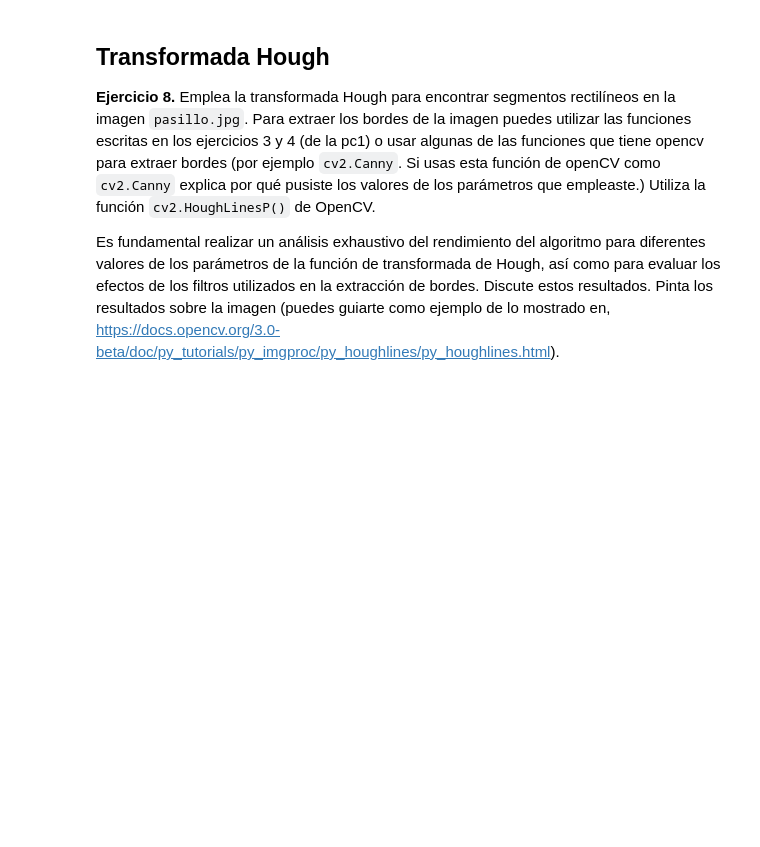
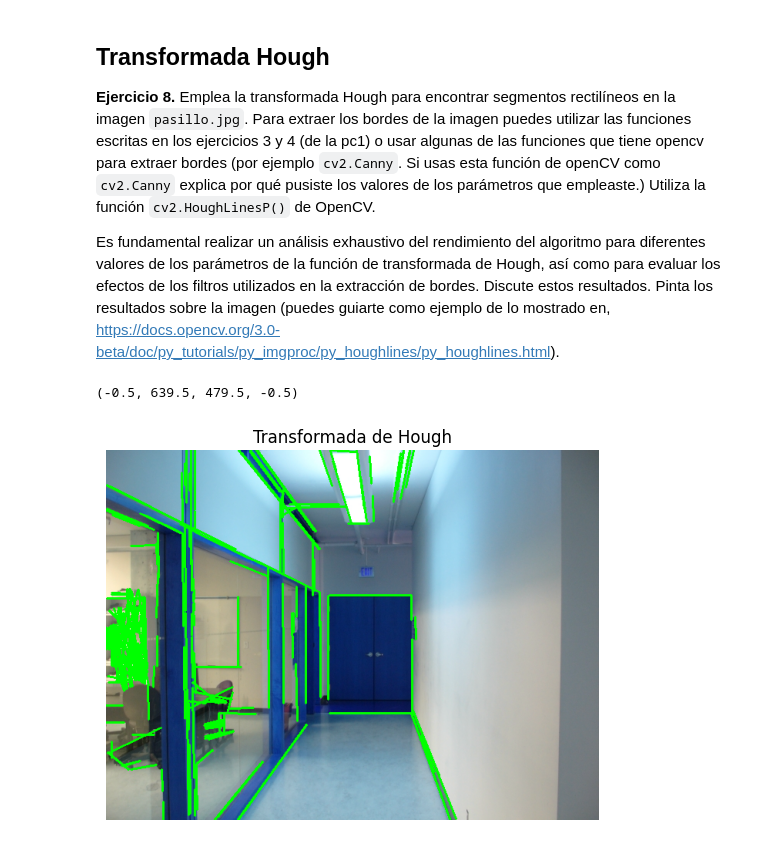
Before and after one commit to luber2000/ia-pc2, a Jupyter notebook: pc22023iiv1_3.ipynb, the cells around one changed output. Cells and saved outputs as stored; diff of their text form; code cells hidden in the pictures; blank space fills up the shorter version.

```diff
--- a/pc22023iiv1_3.ipynb
+++ b/pc22023iiv1_3.ipynb
@@ -185,3 +185,29 @@ Comentarios: Cuando ambos sigma son pequeños, las variaciones no son notables.
 **Ejercicio 8.** Emplea la transformada Hough para encontrar segmentos rectilíneos en la imagen ``pasillo.jpg``. Para extraer los bordes de la imagen puedes utilizar las funciones escritas en los ejercicios 3 y 4 (de la pc1) o usar algunas de las funciones que tiene opencv para extraer bordes (por ejemplo ``cv2.Canny``. Si usas esta función de openCV como ``cv2.Canny`` explica por qué pusiste los  valores de los parámetros que empleaste.) Utiliza la función ``cv2.HoughLinesP()`` de OpenCV.
 
 Es fundamental realizar un análisis exhaustivo del rendimiento del algoritmo para diferentes valores de los parámetros de la función de transformada de Hough, así como para evaluar los efectos de los filtros utilizados en la extracción de bordes. Discute estos resultados. Pinta los resultados sobre la imagen (puedes guiarte como ejemplo de lo mostrado en, https://docs.opencv.org/3.0-beta/doc/py_tutorials/py_imgproc/py_houghlines/py_houghlines.html).
+# %%
+import cv2
+import numpy as np
+import matplotlib.pyplot as plt
+
+# Leer la imagen
+img = cv2.imread('imagenes/pasillo.jpg')
+gray = cv2.cvtColor(img, cv2.COLOR_BGR2GRAY)
+
+# Detección de bordes usando Canny
+edges = cv2.Canny(gray, 100, 200, apertureSize=3)
+
+# Transformada de Hough
+lines = cv2.HoughLinesP(edges, 1, np.pi / 180, threshold=10, minLineLength=20, maxLineGap=10)
+
+# Dibujar líneas en la imagen original
+for line in lines:
+    x1, y1, x2, y2 = line[0]
+    cv2.line(img, (x1, y1), (x2, y2), (0, 255, 0), 2)
+
+plt.title('Transformada de Hough')
+plt.imshow(img)
+plt.axis('off')
+# %% [output]
+(-0.5, 639.5, 479.5, -0.5)
+[figure, added]
```
Also changed, not shown: parts of 1 cell of this notebook, 1 other file.
